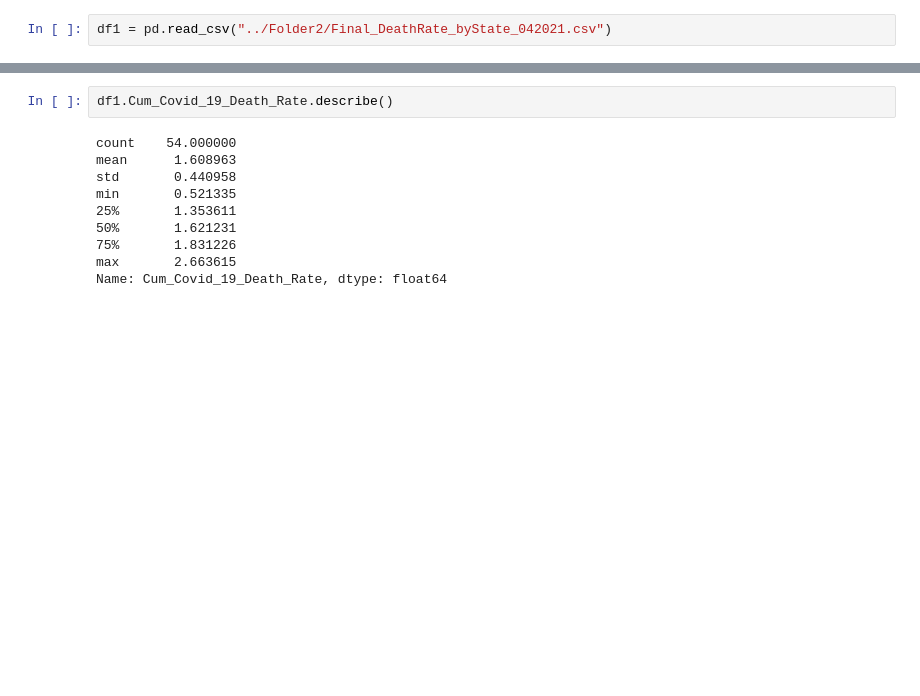
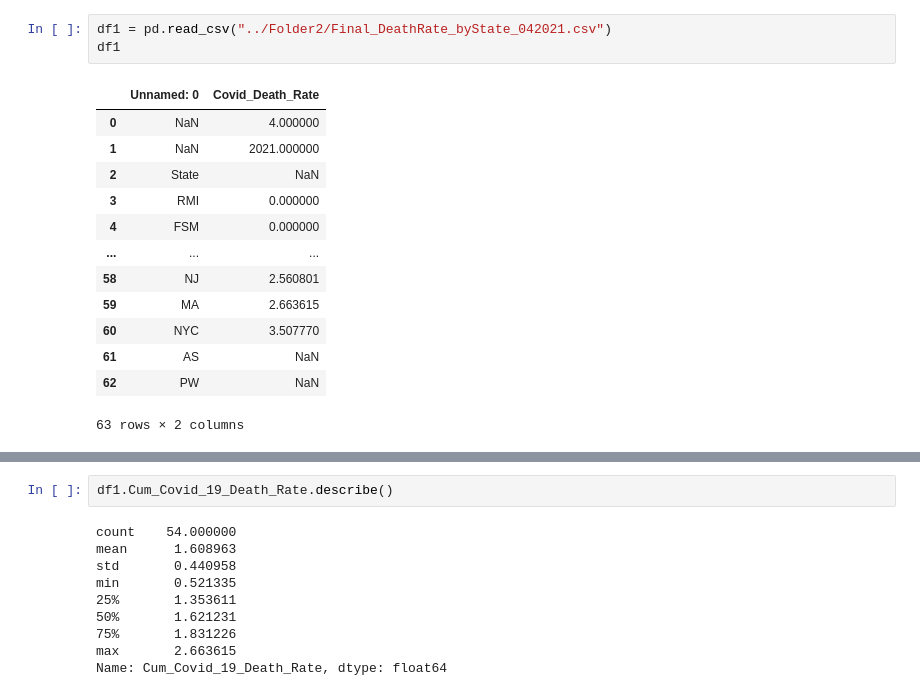
Before and after one commit to jenniecinelli/project_one, a Jupyter notebook: Folder3/DataFrame1.ipynb, the cells around one changed output, grey strips where cells are left out. Drawn from its saved outputs; the diff is of its cells as text; blank space fills up the shorter version.

```diff
--- a/Folder3/DataFrame1.ipynb
+++ b/Folder3/DataFrame1.ipynb
@@ -8,5 +12,20 @@ import matplotlib.pyplot as plt
 # %%
 df1 = pd.read_csv("../Folder2/Final_DeathRate_byState_042021.csv")
+df1
+# %% [output]
+|  | Unnamed: 0 | Covid_Death_Rate |
+| 0 | NaN | 4.000000 |
+| 1 | NaN | 2021.000000 |
+| 2 | State | NaN |
+| 3 | RMI | 0.000000 |
+| 4 | FSM | 0.000000 |
+| ... | ... | ... |
+| 58 | NJ | 2.560801 |
+| 59 | MA | 2.663615 |
+| 60 | NYC | 3.507770 |
+| 61 | AS | NaN |
+| 62 | PW | NaN |
+63 rows × 2 columns
 # %%
 df1.rename(columns={"Unnamed: 0": "State", "Covid_Death_Rate":"Cum_Covid_19_Death_Rate"},inplace=True)
 df1.drop([0,1,2,3,4,60,62,56],inplace=True)
```
Also changed, not shown: parts of 6 cells of this notebook, 2 other files.
